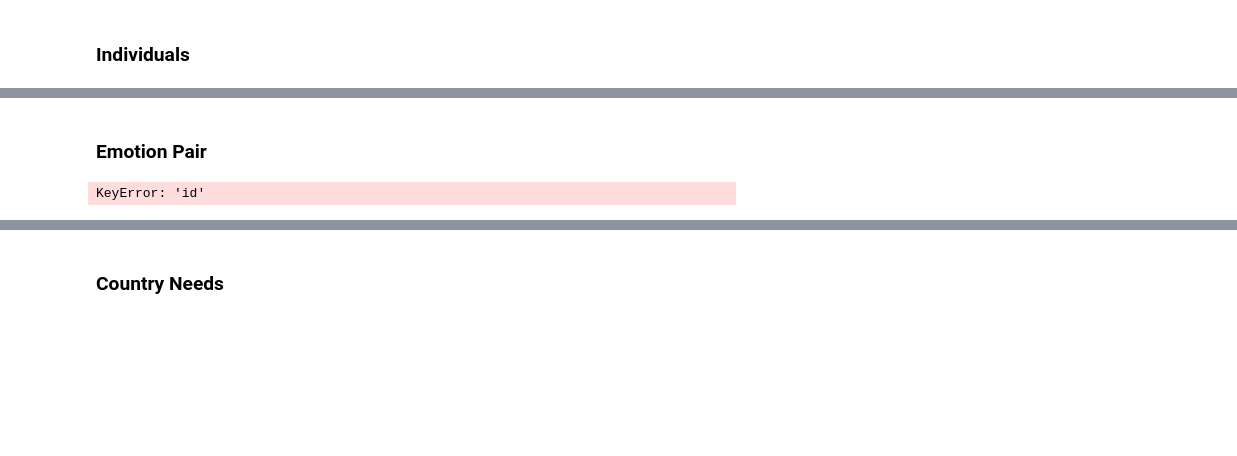
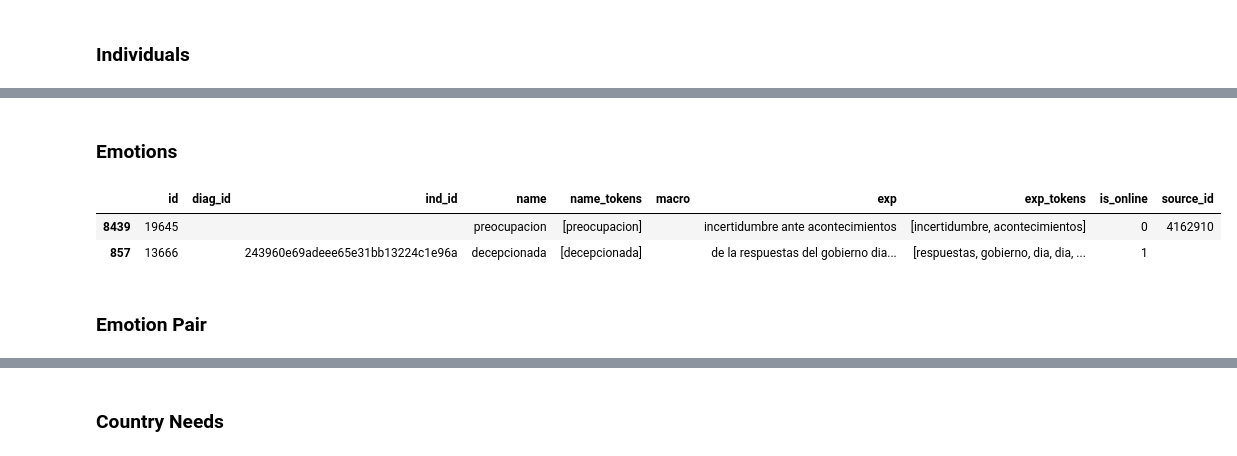
Before and after one commit to ECQQ/preprocessing, a Jupyter notebook: Pipeline.ipynb, the cells around one changed output, grey strips where cells are left out. Drawn from its saved outputs; the diff is of its cells as text; code cells hidden in the pictures; blank space fills up the shorter version.

```diff
--- a/Pipeline.ipynb
+++ b/Pipeline.ipynb
@@ -86,0 +87,2 @@ individuals_table.sample(2)
+# %% [markdown]
+### Emotions
@@ -87,9 +91,13 @@ individuals_table.sample(2)
+# %%
+emotions_table.sample(2)
+# %% [output]
+|  | id | diag_id | ind_id | name | name_tokens | macro | exp | exp_tokens | is_online | source_id |
+| 8439 | 19645 |  |  | preocupacion | [preocupacion] |  | incertidumbre ante acontecimientos | [incertidumbre, acontecimientos] | 0 | 4162910 |
+| 857 | 13666 |  | 243960e69adeee65e31bb13224c1e96a | decepcionada | [decepcionada] |  | de la respuestas del gobierno dia... | [respuestas, gobierno, dia, dia, ... | 1 |  |
 # %% [markdown]
 ### Emotion Pair
 # %%
-emotion_pair = create_pair_token(emotions_table, 'text_tokens', 'emotion_id')
+emotion_pair = create_pair_token(emotions_table, 'exp_tokens', 'emotion_id')
-# %% [output]
-KeyError: 'id'
 # %%
 emotion_pair.sample(3)
 # %% [output]
```
Also changed, not shown: parts of 22 cells of this notebook.
